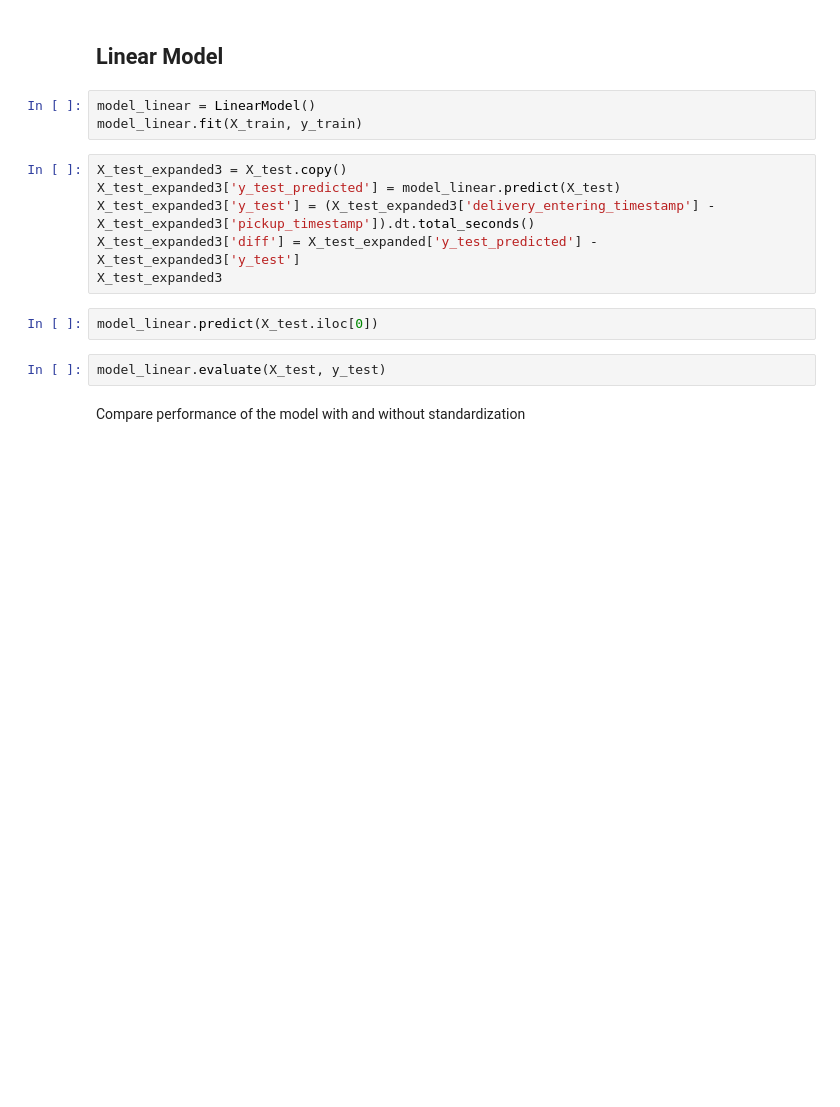
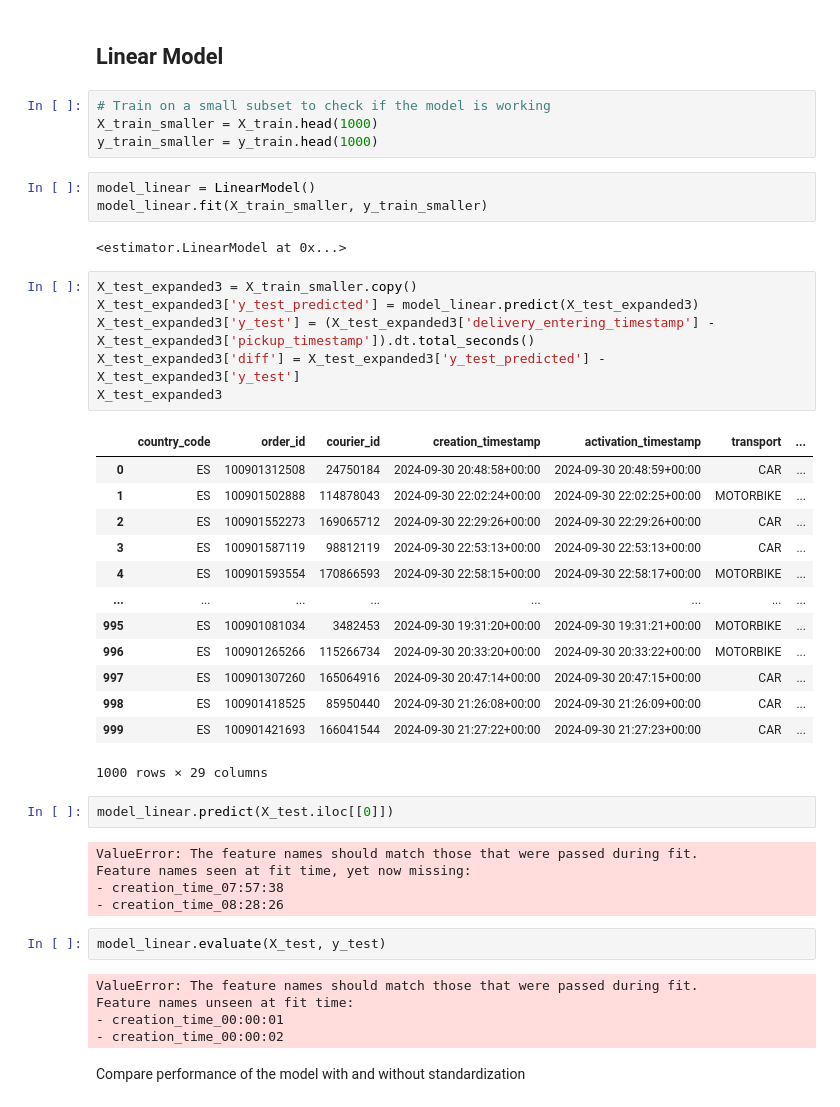
Before and after one commit to AngieC96/pickup-to-delivery-overall, a Jupyter notebook: PDO.ipynb, the cells around one changed output. Saved outputs shown, nothing was run; the diff lists cells and outputs as text; blank space fills up the shorter version.

Commit message:
Fixed error using pandas ge_dummies but error with encoding timestamps

```diff
--- a/PDO.ipynb
+++ b/PDO.ipynb
@@ -435,19 +469,49 @@ X_test.shape
 model_bl_mean.evaluate(X_test, y_test)
 # %% [markdown]
 ## Linear Model
+# %%
+# Train on a small subset to check if the model is working
+X_train_smaller = X_train.head(1000)
+y_train_smaller = y_train.head(1000)
 # %%
 model_linear = LinearModel()
-model_linear.fit(X_train, y_train)
+model_linear.fit(X_train_smaller, y_train_smaller)
+# %% [output]
+<estimator.LinearModel at 0x...>
 # %%
-X_test_expanded3 = X_test.copy()
-X_test_expanded3['y_test_predicted'] = model_linear.predict(X_test)
+X_test_expanded3 = X_train_smaller.copy()
+X_test_expanded3['y_test_predicted'] = model_linear.predict(X_test_expanded3)
 X_test_expanded3['y_test'] = (X_test_expanded3['delivery_entering_timestamp'] - X_test_expanded3['pickup_timestamp']).dt.total_seconds()
-X_test_expanded3['diff'] = X_test_expanded['y_test_predicted'] - X_test_expanded3['y_test']
+X_test_expanded3['diff'] = X_test_expanded3['y_test_predicted'] - X_test_expanded3['y_test']
 X_test_expanded3
+# %% [output]
+|  | country_code | order_id | courier_id | creation_timestamp | activation_timestamp | transport | ... |
+| 0 | ES | 100901312508 | 24750184 | 2024-09-30 20:48:58+00:00 | 2024-09-30 20:48:59+00:00 | CAR | ... |
+| 1 | ES | 100901502888 | 114878043 | 2024-09-30 22:02:24+00:00 | 2024-09-30 22:02:25+00:00 | MOTORBIKE | ... |
+| 2 | ES | 100901552273 | 169065712 | 2024-09-30 22:29:26+00:00 | 2024-09-30 22:29:26+00:00 | CAR | ... |
+| 3 | ES | 100901587119 | 98812119 | 2024-09-30 22:53:13+00:00 | 2024-09-30 22:53:13+00:00 | CAR | ... |
+| 4 | ES | 100901593554 | 170866593 | 2024-09-30 22:58:15+00:00 | 2024-09-30 22:58:17+00:00 | MOTORBIKE | ... |
+| ... | ... | ... | ... | ... | ... | ... | ... |
+| 995 | ES | 100901081034 | 3482453 | 2024-09-30 19:31:20+00:00 | 2024-09-30 19:31:21+00:00 | MOTORBIKE | ... |
+| 996 | ES | 100901265266 | 115266734 | 2024-09-30 20:33:20+00:00 | 2024-09-30 20:33:22+00:00 | MOTORBIKE | ... |
+| 997 | ES | 100901307260 | 165064916 | 2024-09-30 20:47:14+00:00 | 2024-09-30 20:47:15+00:00 | CAR | ... |
+| 998 | ES | 100901418525 | 85950440 | 2024-09-30 21:26:08+00:00 | 2024-09-30 21:26:09+00:00 | CAR | ... |
+| 999 | ES | 100901421693 | 166041544 | 2024-09-30 21:27:22+00:00 | 2024-09-30 21:27:23+00:00 | CAR | ... |
+1000 rows × 29 columns
 # %%
-model_linear.predict(X_test.iloc[0])
+model_linear.predict(X_test.iloc[[0]])
+# %% [output]
+ValueError: The feature names should match those that were passed during fit.
+Feature names seen at fit time, yet now missing:
+- creation_time_07:57:38
+- creation_time_08:28:26
 # %%
 model_linear.evaluate(X_test, y_test)
+# %% [output]
+ValueError: The feature names should match those that were passed during fit.
+Feature names unseen at fit time:
+- creation_time_00:00:01
+- creation_time_00:00:02
 # %% [markdown]
 Compare performance of the model with and without standardization
 # %%
```
Also changed, not shown: parts of 5 cells of this notebook, 1 other file.
